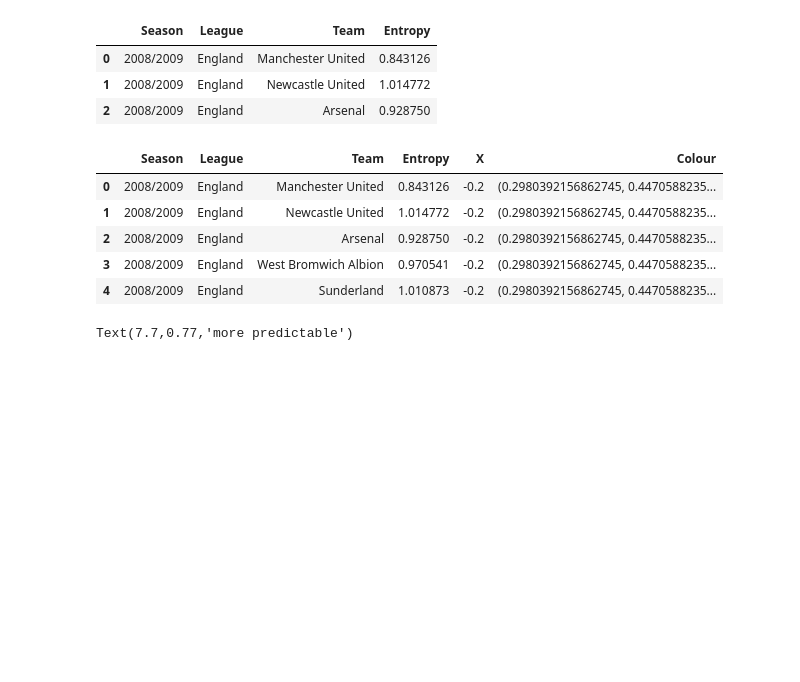
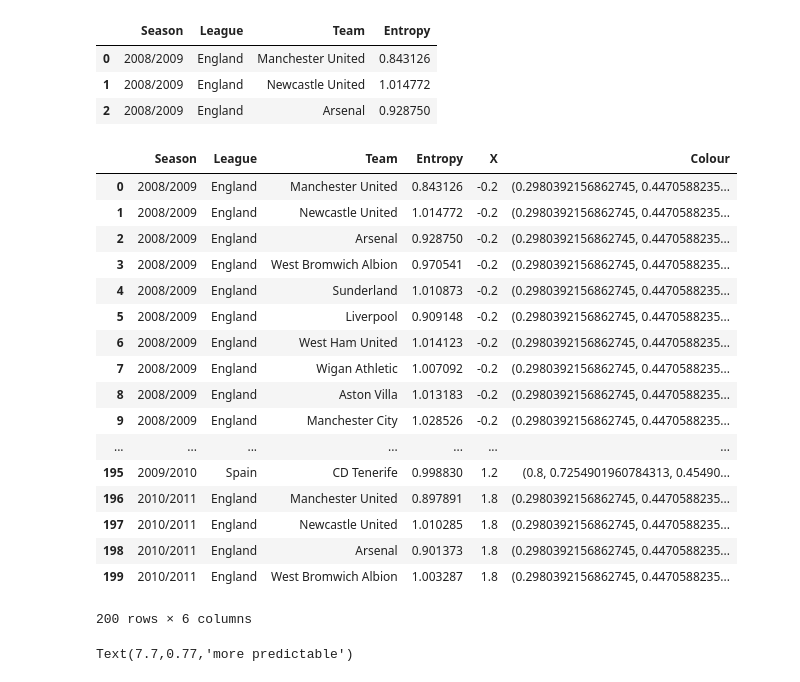
Before and after one commit to robdaly1993/UCDPA_robertdaly, a Jupyter notebook: European _Football_Notebook.ipynb, the cells around one changed output. Drawn from its saved outputs; the diff is of its cells as text; code cells hidden in the pictures; blank space fills up the shorter version.

```diff
--- a/European _Football_Notebook.ipynb
+++ b/European _Football_Notebook.ipynb
@@ -347,10 +347,10 @@ offsets = [-0.2,-0.1,0,0.1,0.2]
 seasons_dict = dict(zip(seasons_list, range(len(seasons_list))))
 leagues_dict = dict(zip(leagues_list, offsets))
 # %%
+
+# Takes in row and determines the X coordinate based on season and league.
+
 def makeXCoord(row):
-    """
-    Takes in row and determines the X coordinate based on season and league.
-    """
 
     # Get the X values for the season and league.
     season = seasons_dict[row.Season]
@@ -361,10 +361,9 @@ def makeXCoord(row):
 
     return X
 # %%
+# Takes in row and determines the colour from the past plot.
+
 def makeColour(row):
-    """
-    Takes in row and determines the colour from the past plot.
-    """
 
     # Get the league name and then the league id.
     league_name = row.League
@@ -378,14 +377,26 @@ def makeColour(row):
 df['X'] = df.apply(makeXCoord, axis=1)
 df['Colour'] = df.apply(makeColour, axis=1)
 # %%
-df.head()
+df.head(200)
 # %% [output]
 |  | Season | League | Team | Entropy | X | Colour |
 | 0 | 2008/2009 | England | Manchester United | 0.843126 | -0.2 | (0.2980392156862745, 0.4470588235... |
 | 1 | 2008/2009 | England | Newcastle United | 1.014772 | -0.2 | (0.2980392156862745, 0.4470588235... |
 | 2 | 2008/2009 | England | Arsenal | 0.928750 | -0.2 | (0.2980392156862745, 0.4470588235... |
 | 3 | 2008/2009 | England | West Bromwich Albion | 0.970541 | -0.2 | (0.2980392156862745, 0.4470588235... |
 | 4 | 2008/2009 | England | Sunderland | 1.010873 | -0.2 | (0.2980392156862745, 0.4470588235... |
+| 5 | 2008/2009 | England | Liverpool | 0.909148 | -0.2 | (0.2980392156862745, 0.4470588235... |
+| 6 | 2008/2009 | England | West Ham United | 1.014123 | -0.2 | (0.2980392156862745, 0.4470588235... |
+| 7 | 2008/2009 | England | Wigan Athletic | 1.007092 | -0.2 | (0.2980392156862745, 0.4470588235... |
+| 8 | 2008/2009 | England | Aston Villa | 1.013183 | -0.2 | (0.2980392156862745, 0.4470588235... |
+| 9 | 2008/2009 | England | Manchester City | 1.028526 | -0.2 | (0.2980392156862745, 0.4470588235... |
+| ... | ... | ... | ... | ... | ... | ... |
+| 195 | 2009/2010 | Spain | CD Tenerife | 0.998830 | 1.2 | (0.8, 0.7254901960784313, 0.45490... |
+| 196 | 2010/2011 | England | Manchester United | 0.897891 | 1.8 | (0.2980392156862745, 0.4470588235... |
+| 197 | 2010/2011 | England | Newcastle United | 1.010285 | 1.8 | (0.2980392156862745, 0.4470588235... |
+| 198 | 2010/2011 | England | Arsenal | 0.901373 | 1.8 | (0.2980392156862745, 0.4470588235... |
+| 199 | 2010/2011 | England | West Bromwich Albion | 1.003287 | 1.8 | (0.2980392156862745, 0.4470588235... |
+200 rows × 6 columns
 # %%
 # Plot scatterplot.
 plt.figure(figsize=(16, 8))
```
Also changed, not shown: parts of 3 cells of this notebook.
